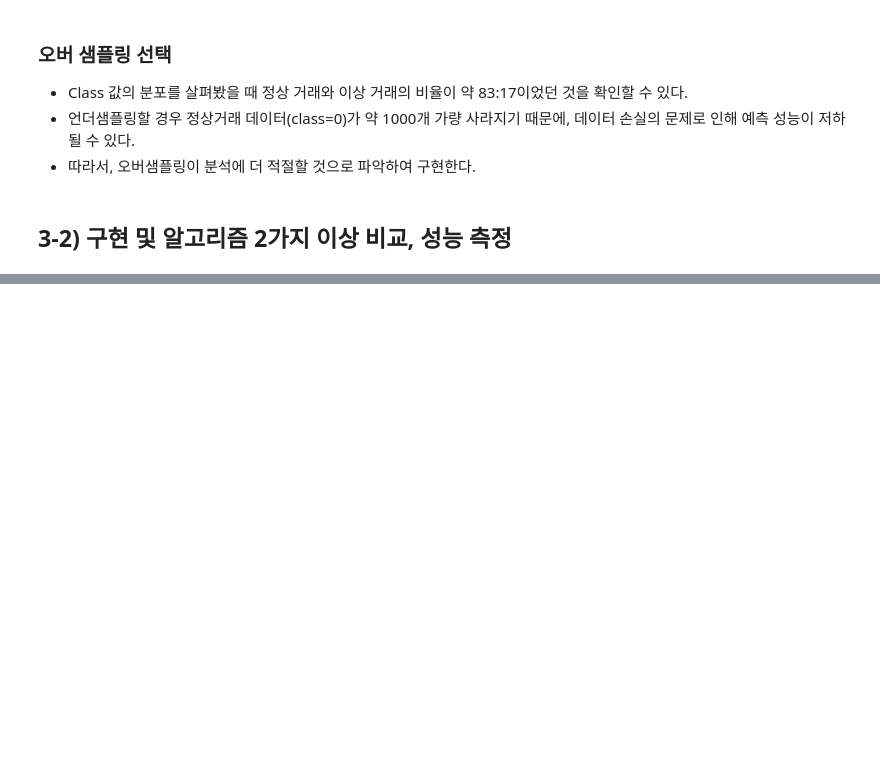
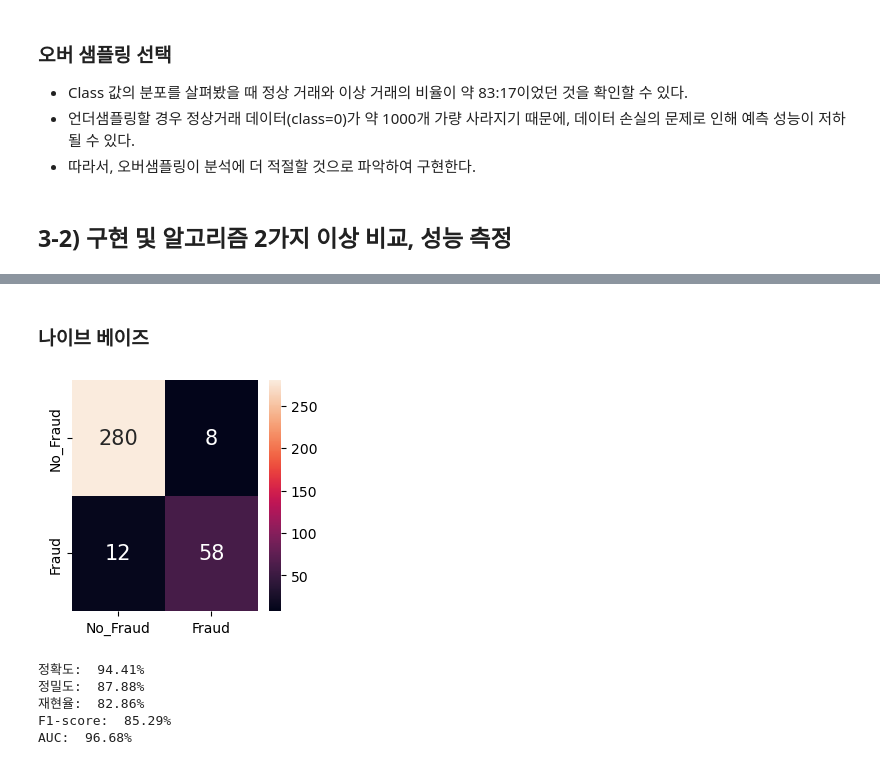
Before and after one commit to Minju-nimm/ADP, a Jupyter notebook: 기출/27회_ML.ipynb, the cells around one changed output, grey strips where cells are left out. Saved outputs shown, nothing was run; the diff lists cells and outputs as text; code cells hidden in the pictures; blank space fills up the shorter version.

```diff
--- a/기출/27회_ML.ipynb
+++ b/기출/27회_ML.ipynb
@@ -403,0 +629,61 @@ plt.show()
+# %% [markdown]
+### 나이브 베이즈
+# %%
+from sklearn.naive_bayes import GaussianNB
+
+
+# 학습
+clf_gnb = GaussianNB()
+clf_gnb.fit(X_SMO, y_SMO)
+
+# 예측 및 예측확률
+clf_gnb_pred = clf_gnb.predict(X_test)
+clf_gnb_pred_prob = clf_gnb.predict_proba(X_test)
+
+# 평가
+## Confusion Matrix
+plt.figure(figsize=(3,3))
+clf_gnb_con_mat = pd.DataFrame(confusion_matrix(y_test ,clf_gnb_pred),
+                                 columns=['No_Fraud','Fraud'],
+                                 index=['No_Fraud', 'Fraud'])
+
+sns.heatmap(clf_gnb_con_mat,
+            annot=True,
+            annot_kws={'size': 15},
+            fmt="d")
+
+plt.rc('xtick', labelsize=10)
+plt.rc('ytick', labelsize=10)
+plt.show()
+
+## 정확도
+clf_gnb_acc = accuracy_score(y_test, clf_gnb_pred)
+
+## 정밀도(Precision): 모델이 True라고 분류한 것 중에서 실제 True인 것의 비율
+clf_gnb_prc = precision_score(y_test, clf_gnb_pred)
+
+## 재현율(Recall = Sensitivity): 실제 True인 것 중에서 모델이 True라고 예측한 것의 비율
+clf_gnb_rcll = recall_score(y_test, clf_gnb_pred)
+
+## f1-Score
+clf_gnb_f1_score = f1_score(y_test,
+                            clf_gnb_pred,
+                            average='binary')  # print(f'F1 스코어: {f1:.4f}'
+                                               # 범주가 3개 이상 + balanced: average = macro
+                                               # 범주가 3개 이상 + imbalanced: average = micro
+
+# ROC-AUC
+clf_gnb_auc = roc_auc_score(y_test, clf_gnb_pred_prob[:,1])
+
+print('정확도:  {}%'.format(round( clf_gnb_acc*100, 2)))
+print('정밀도:  {}%'.format(round( clf_gnb_prc*100, 2)))
+print('재현율:  {}%'.format(round( clf_gnb_rcll*100, 2)))
+print('F1-score:  {}%'.format(round( clf_gnb_f1_score*100, 2)))
+print('AUC:  {}%'.format(round( clf_gnb_auc*100, 2)))
+# %% [output]
+[figure, added]
+정확도:  94.41%
+정밀도:  87.88%
+재현율:  82.86%
+F1-score:  85.29%
+AUC:  96.68%
```
Also changed, not shown: parts of 54 cells of this notebook.
